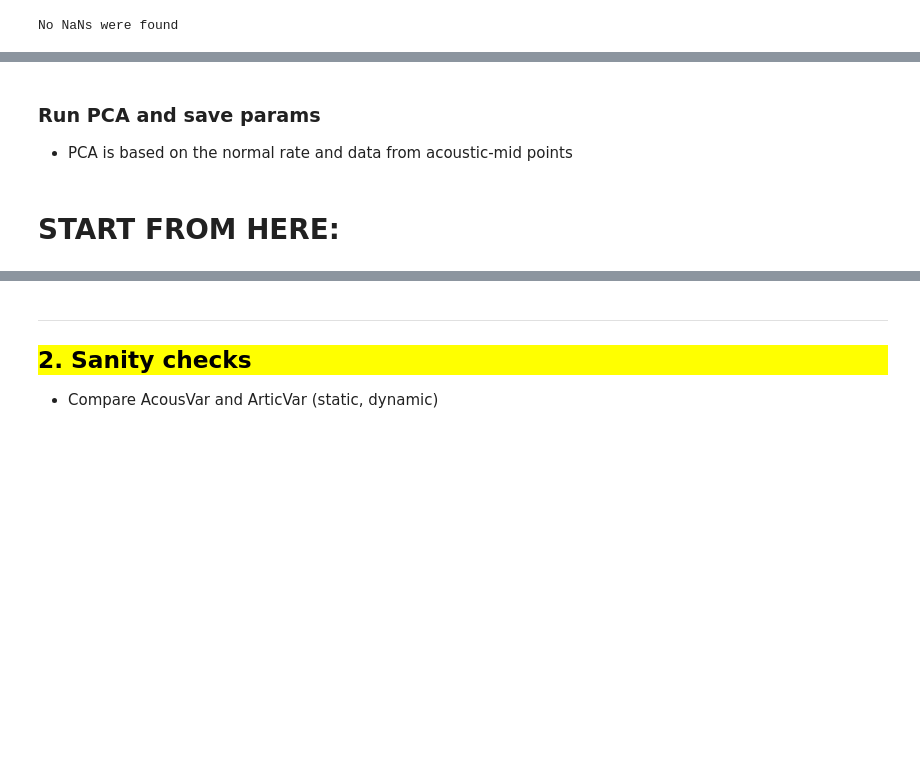
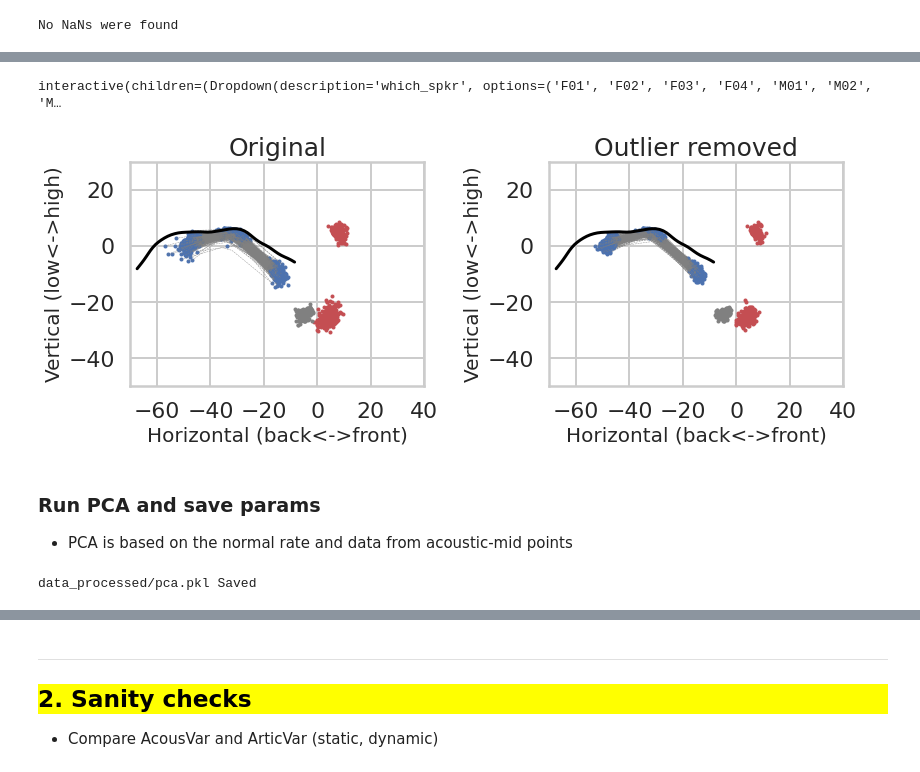
Before and after one commit to jaekookang/Articulatory-Data-Processor, a Jupyter notebook: 1-01_postprocesing.ipynb, the cells around one changed output, grey strips where cells are left out. Drawn from its saved outputs; the diff is of its cells as text; code cells hidden in the pictures; blank space fills up the shorter version.

```diff
--- a/1-01_postprocesing.ipynb
+++ b/1-01_postprocesing.ipynb
@@ -71,6 +72,7 @@ pca_file = 'pca.pkl'
 zscore_file = 'zscore.pkl'
 
 # --- Parameters
+rate_list = ['N', 'F']
 acous_col = ['F1', 'F2']
 artic_col = ['TRx','TRz','TBx','TBz','TTx','TTz','JAWx','JAWz','ULx','ULz','LLx','LLz']
 if use_mel:
@@ -919,8 +1018,47 @@ DF.reset_index(drop=True, inplace=True)
+# %%
+def func_ca(which_spkr, which_rate, which_vowel, which_time):
+    scaler = Scaler(which_spkr, Z)
+    d_old = DN.loc[(DN.Speaker==which_spkr)&(DN.Rate==which_rate)&(DN.Vowel==which_vowel)&(DN.TimeAt==which_time), artic_col]
+    d_new = DF.loc[(DF.Speaker==which_spkr)&(DF.Rate==which_rate)&(DF.Vowel==which_vowel)&(DF.TimeAt==which_time), artic_col]
+
+    fig, (ax1, ax2) = plt.subplots(1, 2, figsize=(12,5), facecolor='white')
+
+    # --- Original data
+    plot_palpha(ax1, pal_all[which_spkr], pha=None);
+    plot_artic_df(ax1, d_old,
+                  tongue_x=['TRx','TBx','TTx'],
+                  tongue_y=['TRz','TBz','TTz'],
+                  jaw_x=['JAWx'], jaw_y=['JAWz'],
+                  lip_x=['ULx','LLx'], lip_y=['ULz','LLz'],
+                  tongue_spline=True,
+                  xlim=(-70,40), ylim=(-50,30),
+                  xtickspacing=20, ytickspacing=20,
+                  xlabel='Horizontal (back<->front)', ylabel='Vertical (low<->high)',
+                  sns_theme='whitegrid', sns_context='poster')
+    ax1.set_title('Original', fontsize=25)
+
+    # --- Outlier-removed data
+    plot_palpha(ax2, pal_all[which_spkr], pha=None);
+    plot_artic_df(ax2, d_new,
+                  tongue_x=['TRx','TBx','TTx'],
+                  tongue_y=['TRz','TBz','TTz'],
+                  jaw_x=['JAWx'], jaw_y=['JAWz'],
+                  lip_x=['ULx','LLx'], lip_y=['ULz','LLz'],
+                  tongue_spline=True,
+                  xlim=(-70,40), ylim=(-50,30),
+                  xtickspacing=20, ytickspacing=20,
+                  xlabel='Horizontal (back<->front)', ylabel='Vertical (low<->high)',
+                  sns_theme='whitegrid', sns_context='poster')
+    ax2.set_title('Outlier removed', fontsize=25)
+
+interact(func_ca, which_spkr=spkr_list, which_rate=rate_list, which_vowel=vowel_list, which_time=time_list)
+func_ca('F01','N','IY1',0.5)
+# %% [output]
+interactive(children=(Dropdown(description='which_spkr', options=('F01', 'F02', 'F03', 'F04', 'M01', 'M02', 'M…
+[figure, added]
 # %% [markdown]
 ### Run PCA and save params
 - PCA is based on the normal rate and data from acoustic-mid points
-# %% [markdown]
-# START FROM HERE:
 # %%
 # Save
 if save_again:
@@ -929,7 +1067,7 @@ if save_again:
     PC = {}
     for i in tqdm(range(len(spkr_list))):
         spkr = spkr_list[i]
-        data = DF.loc[(DF.Speaker==spkr), artic_col].values
+        data = DF.loc[(DF.Speaker==spkr)&(DF.TimeAt==which_time)&(DF.Rate==which_rate), artic_col].values
         scaler = Scaler(spkr, Z)
         zdata = scaler.transform(data, 'artic')
 
@@ -947,9 +1085,11 @@ if save_again:
     # Save
     with open(os.path.join(save_dir, pca_file), 'wb') as pckl:
         pickle.dump(PC, pckl)
-    print(file_name, 'Saved')
+    print(os.path.join(save_dir, pca_file), 'Saved')
 else:
     # If parameters are saved before, just load it!
     with open(os.path.join(save_dir, pca_file), 'rb') as pckl:
         PC = pickle.load(pckl)
-    print(file_name, 'Loaded')
+    print(os.path.join(save_dir, pca_file), 'Loaded')
+# %% [output]
+data_processed/pca.pkl Saved
```
Also changed, not shown: parts of 56 cells of this notebook, 45 other files.
